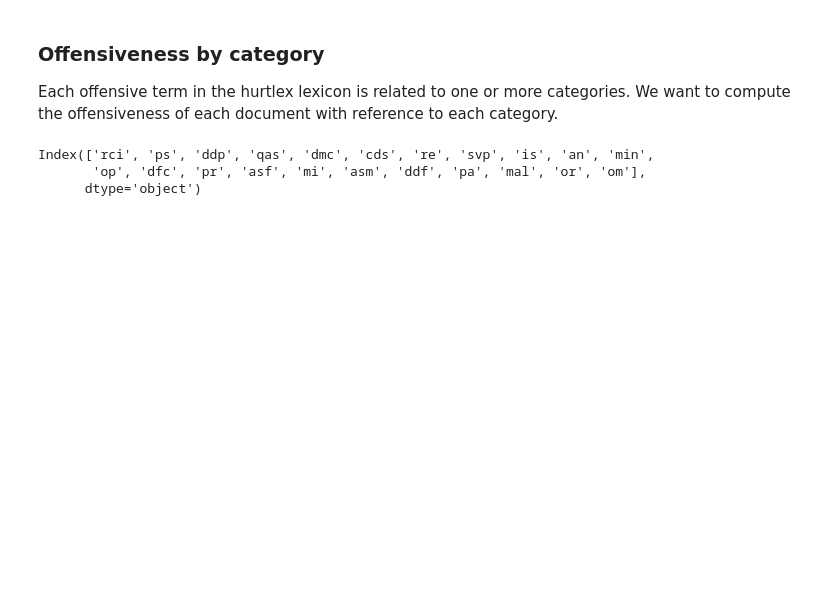
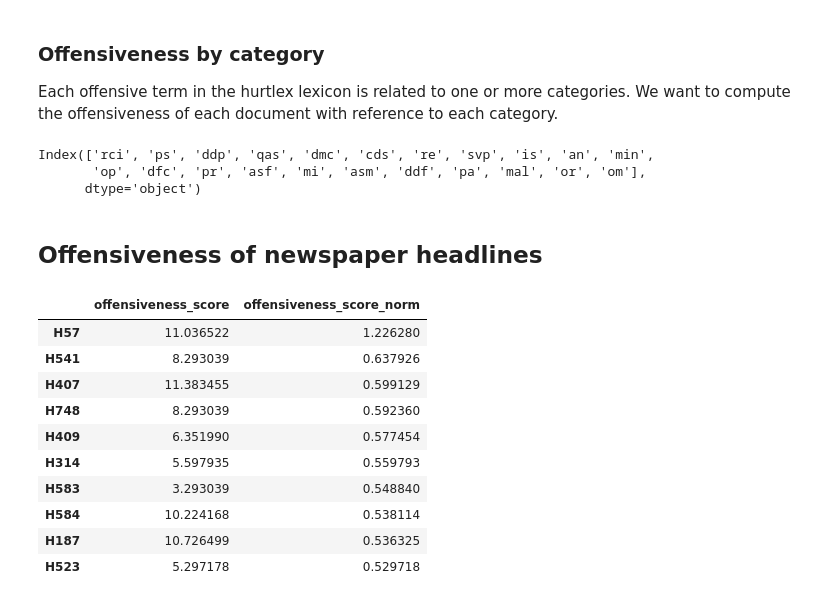
Before and after one commit to g-fabiani4-unipi/txa_project, a Jupyter notebook: src/offensive_words.ipynb, the cells around one changed output. Drawn from its saved outputs; the diff is of its cells as text; code cells hidden in the pictures; blank space fills up the shorter version.

```diff
--- a/src/offensive_words.ipynb
+++ b/src/offensive_words.ipynb
@@ -136,3 +147,5 @@ Index(['rci', 'ps', 'ddp', 'qas', 'dmc', 'cds', 're', 'svp', 'is', 'an', 'min',
       dtype='object')
 # %%
 scores_by_cat_df.to_csv(results_dir / 'offensiveness_by_cat_train.csv')
+# %% [markdown]
+## Offensiveness of newspaper headlines
@@ -138,0 +157,19 @@ scores_by_cat_df.to_csv(results_dir / 'offensiveness_by_cat_train.csv')
+# %%
+scores = []
+for document in headlines:
+    scores.append(get_offensiveness_score(document))
+
+scores_headlines_df = pd.DataFrame(scores, index=[doc['id'] for doc in headlines], columns=['offensiveness_score', 'offensiveness_score_norm'])
+scores_headlines_df.sort_values('offensiveness_score_norm', ascending=False).head(10)
+# %% [output]
+|  | offensiveness_score | offensiveness_score_norm |
+| H57 | 11.036522 | 1.226280 |
+| H541 | 8.293039 | 0.637926 |
+| H407 | 11.383455 | 0.599129 |
+| H748 | 8.293039 | 0.592360 |
+| H409 | 6.351990 | 0.577454 |
+| H314 | 5.597935 | 0.559793 |
+| H583 | 3.293039 | 0.548840 |
+| H584 | 10.224168 | 0.538114 |
+| H187 | 10.726499 | 0.536325 |
+| H523 | 5.297178 | 0.529718 |
```
Also changed, not shown: parts of 9 cells of this notebook, 1 other file.
